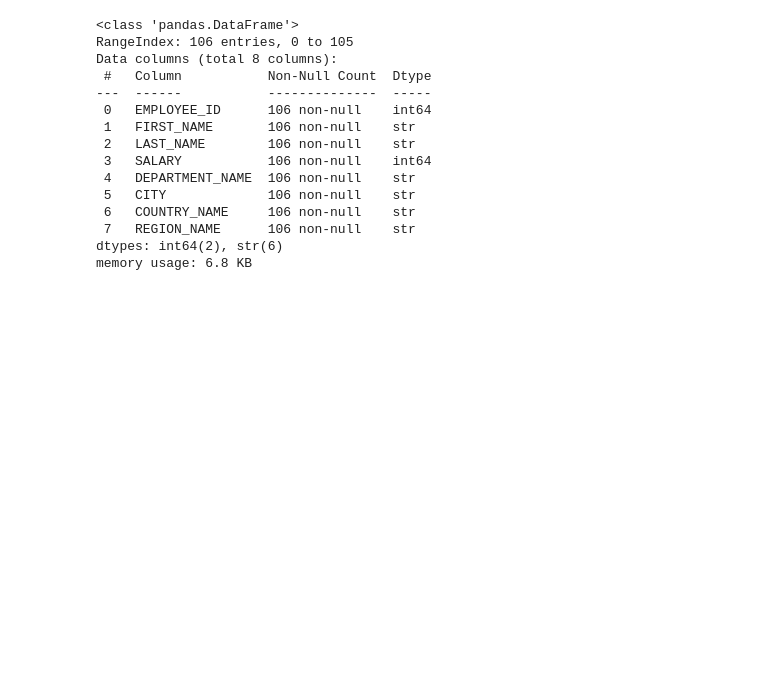
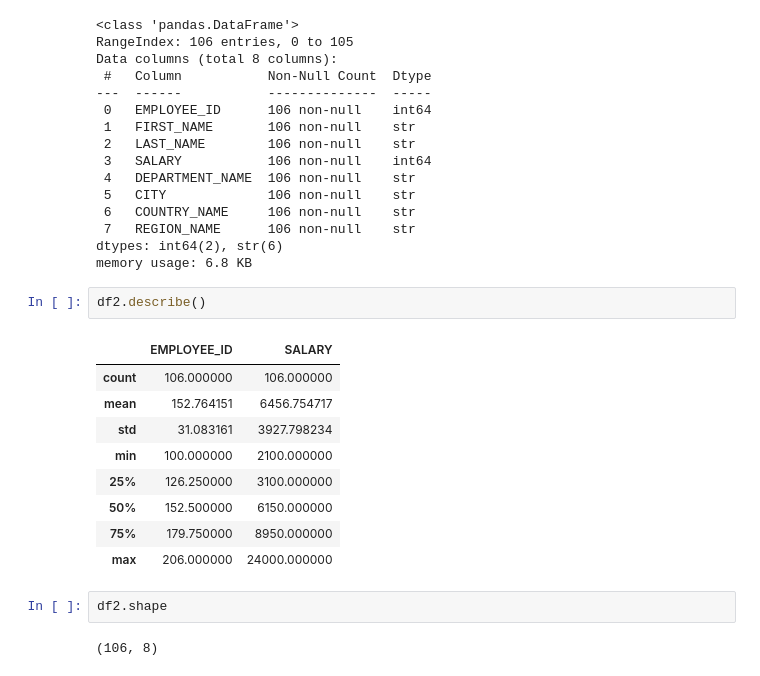
Before and after one commit to rhommardev/Projeto-de-data-visualiza-o-e-BI-do-curso-do-SCTEC-, a Jupyter notebook: Notebook/projeto_Rh_Analitytcs.ipynb, the cells around one changed output. Cells and saved outputs as stored; diff of their text form; blank space fills up the shorter version.

```diff
--- a/Notebook/projeto_Rh_Analitytcs.ipynb
+++ b/Notebook/projeto_Rh_Analitytcs.ipynb
@@ -127,3 +127,19 @@ Data columns (total 8 columns):
  7   REGION_NAME      106 non-null    str
 dtypes: int64(2), str(6)
 memory usage: 6.8 KB
+# %%
+df2.describe()
+# %% [output]
+|  | EMPLOYEE_ID | SALARY |
+| count | 106.000000 | 106.000000 |
+| mean | 152.764151 | 6456.754717 |
+| std | 31.083161 | 3927.798234 |
+| min | 100.000000 | 2100.000000 |
+| 25% | 126.250000 | 3100.000000 |
+| 50% | 152.500000 | 6150.000000 |
+| 75% | 179.750000 | 8950.000000 |
+| max | 206.000000 | 24000.000000 |
+# %%
+df2.shape
+# %% [output]
+(106, 8)
```
Also changed, not shown: parts of 17 cells of this notebook.
